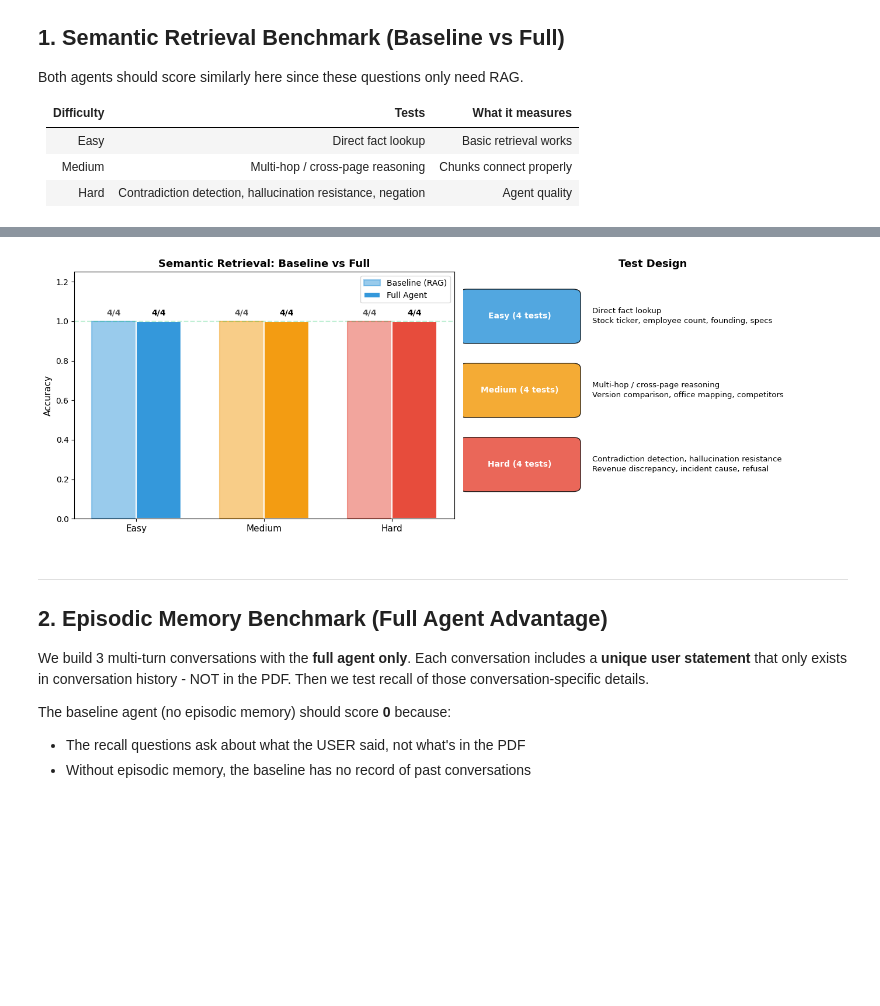
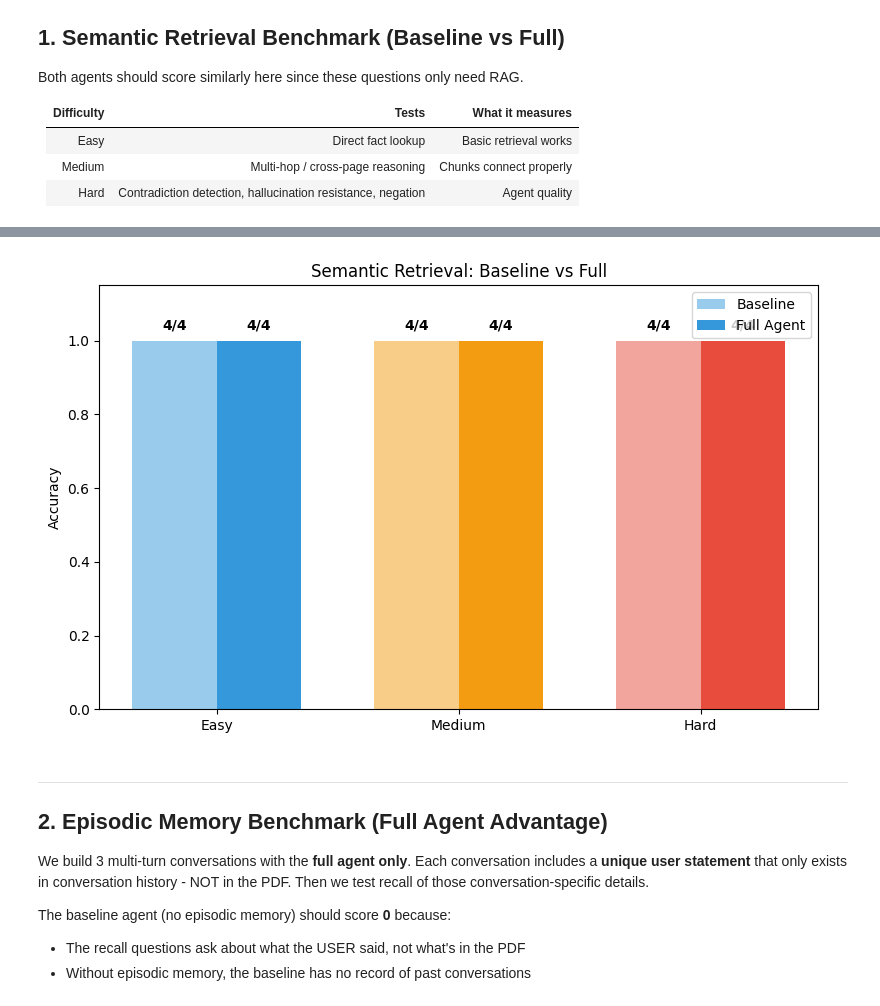
Before and after one commit to apattichis/cognitive-memory-agent, a Jupyter notebook: demo_full.ipynb, the cells around one changed output, grey strips where cells are left out. Cells and saved outputs as stored; diff of their text form; code cells hidden in the pictures; blank space fills up the shorter version.

```diff
--- a/demo_full.ipynb
+++ b/demo_full.ipynb
@@ -467,65 +325,35 @@ Semantic Retrieval: Baseline 12/12 | Full Agent 12/12 (As expected: similar scor
 # %%
-fig, axes = plt.subplots(1, 2, figsize=(14, 5))
+fig, ax = plt.subplots(figsize=(8, 5))
 
-# Left: Baseline vs Full by difficulty
 difficulties = ['Easy', 'Medium', 'Hard']
-diff_colors = {'Easy': '#3498db', 'Medium': '#f39c12', 'Hard': '#e74c3c'}
-x_pos = np.arange(len(difficulties))
-bar_w = 0.35
+colors = {'Easy': '#3498db', 'Medium': '#f39c12', 'Hard': '#e74c3c'}
+x = np.arange(len(difficulties))
+w = 0.35
 
 for di, diff in enumerate(difficulties):
     indices = [i for i, t in enumerate(semantic_tests) if t['difficulty'] == diff]
     b_acc = sum(baseline_results[i]['passed'] for i in indices) / len(indices) if indices else 0
     f_acc = sum(full_results[i]['passed'] for i in indices) / len(indices) if indices else 0
+    b_n = sum(baseline_results[i]['passed'] for i in indices)
+    f_n = sum(full_results[i]['passed'] for i in indices)
+    total = len(indices)
 
-    b_count = sum(baseline_results[i]['passed'] for i in indices)
-    f_count = sum(full_results[i]['passed'] for i in indices)
-    t_count = len(indices)
+    ax.bar(x[di] - w/2, b_acc, w, color=colors[diff], alpha=0.5, label='Baseline' if di == 0 else '')
+    ax.bar(x[di] + w/2, f_acc, w, color=colors[diff], label='Full Agent' if di == 0 else '')
+    ax.text(x[di] - w/2, b_acc + 0.03, f'{b_n}/{total}', ha='center', fontsize=10, fontweight='bold')
+    ax.text(x[di] + w/2, f_acc + 0.03, f'{f_n}/{total}', ha='center', fontsize=10, fontweight='bold')
 
-    axes[0].bar(x_pos[di] - bar_w/2, b_acc, bar_w, color=diff_colors[diff], alpha=0.5,
-               edgecolor=diff_colors[diff], linewidth=1.5, label='Baseline' if di == 0 else '')
-    axes[0].bar(x_pos[di] + bar_w/2, f_acc, bar_w, color=diff_colors[diff],
-               edgecolor='white', linewidth=1.5, label='Full' if di == 0 else '')
-
-    axes[0].text(x_pos[di] - bar_w/2, b_acc + 0.03, f'{b_count}/{t_count}',
-                ha='center', fontsize=10, fontweight='bold', color='#555')
-    axes[0].text(x_pos[di] + bar_w/2, f_acc + 0.03, f'{f_count}/{t_count}',
-                ha='center', fontsize=10, fontweight='bold')
-
-axes[0].set_xticks(x_pos)
-axes[0].set_xticklabels(difficulties, fontsize=11)
-axes[0].set_ylim(0, 1.25)
-axes[0].set_ylabel('Accuracy', fontsize=11)
-axes[0].set_title('Semantic Retrieval: Baseline vs Full', fontsize=13, fontweight='bold')
-axes[0].legend(['Baseline (RAG)', 'Full Agent'], loc='upper right', fontsize=10)
-axes[0].axhline(y=1.0, color='#2ecc71', linestyle='--', alpha=0.3)
-
-# Right: Test design overview
-axes[1].axis('off')
-axes[1].set_title('Test Design', fontsize=13, fontweight='bold')
-
-test_info = [
-    ('Easy (4 tests)', 'Direct fact lookup\nStock ticker, employee count, founding, specs', '#3498db'),
-    ('Medium (4 tests)', 'Multi-hop / cross-page reasoning\nVersion comparison, office mapping, competitors', '#f39c12'),
-    ('Hard (4 tests)', 'Contradiction detection, hallucination resistance\nRevenue discrepancy, incident cause, refusal', '#e74c3c'),
-]
-
-for i, (label, desc, color) in enumerate(test_info):
-    y = 0.82 - i * 0.3
-    rect = mpatches.FancyBboxPatch((0.01, y - 0.09), 0.28, 0.18,
-                                    boxstyle='round,pad=0.02', facecolor=color, alpha=0.85,
-                                    transform=axes[1].transAxes)
-    axes[1].add_patch(rect)
-    axes[1].text(0.15, y, label, ha='center', va='center',
-                fontsize=10, fontweight='bold', color='white', transform=axes[1].transAxes)
-    axes[1].text(0.34, y, desc, ha='left', va='center',
-                fontsize=9.5, transform=axes[1].transAxes, linespacing=1.4)
-
+ax.set_xticks(x)
+ax.set_xticklabels(difficulties)
+ax.set_ylim(0, 1.15)
+ax.set_ylabel('Accuracy')
+ax.set_title('Semantic Retrieval: Baseline vs Full')
+ax.legend()
 plt.tight_layout()
 plt.savefig('figures/semantic_test.png', dpi=150, bbox_inches='tight', facecolor='white')
 plt.show()
 # %% [output]
-[figure, old version]
+[figure, new version]
 # %% [markdown]
 ---
 ## 2. Episodic Memory Benchmark (Full Agent Advantage)
```
Also changed, not shown: parts of 15 cells of this notebook, 6 other files.
